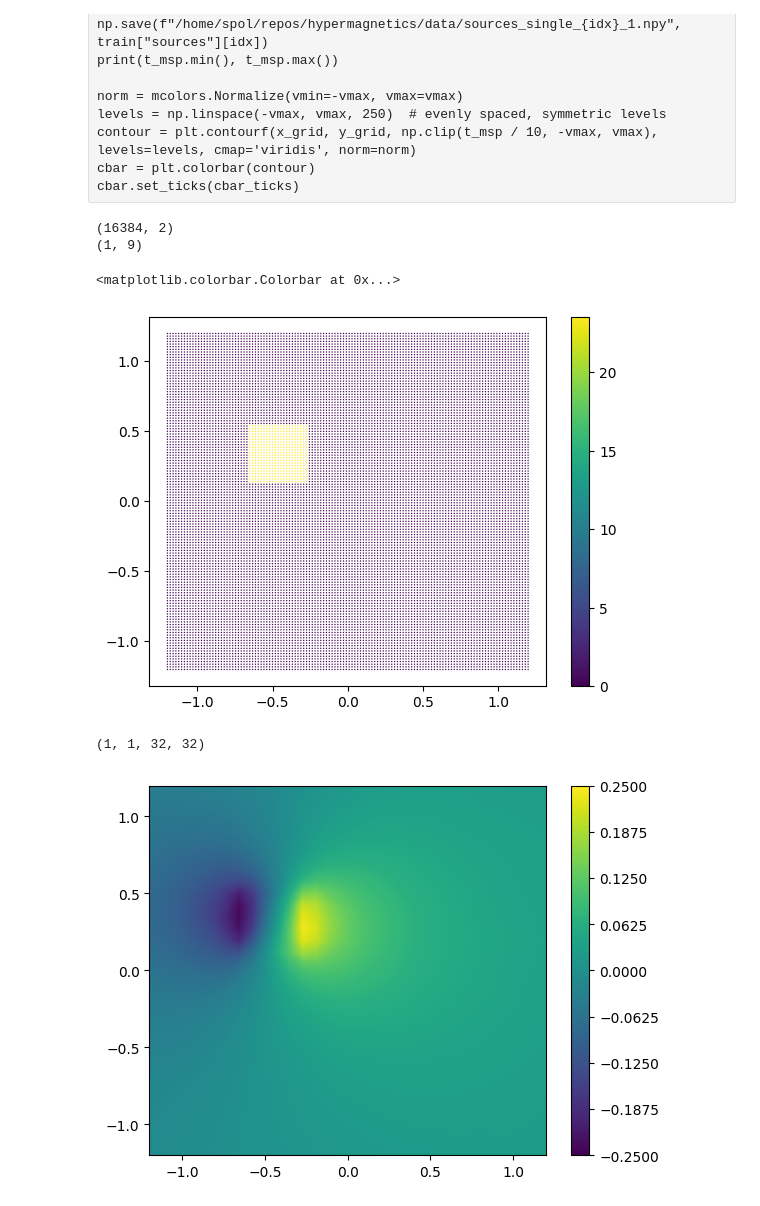
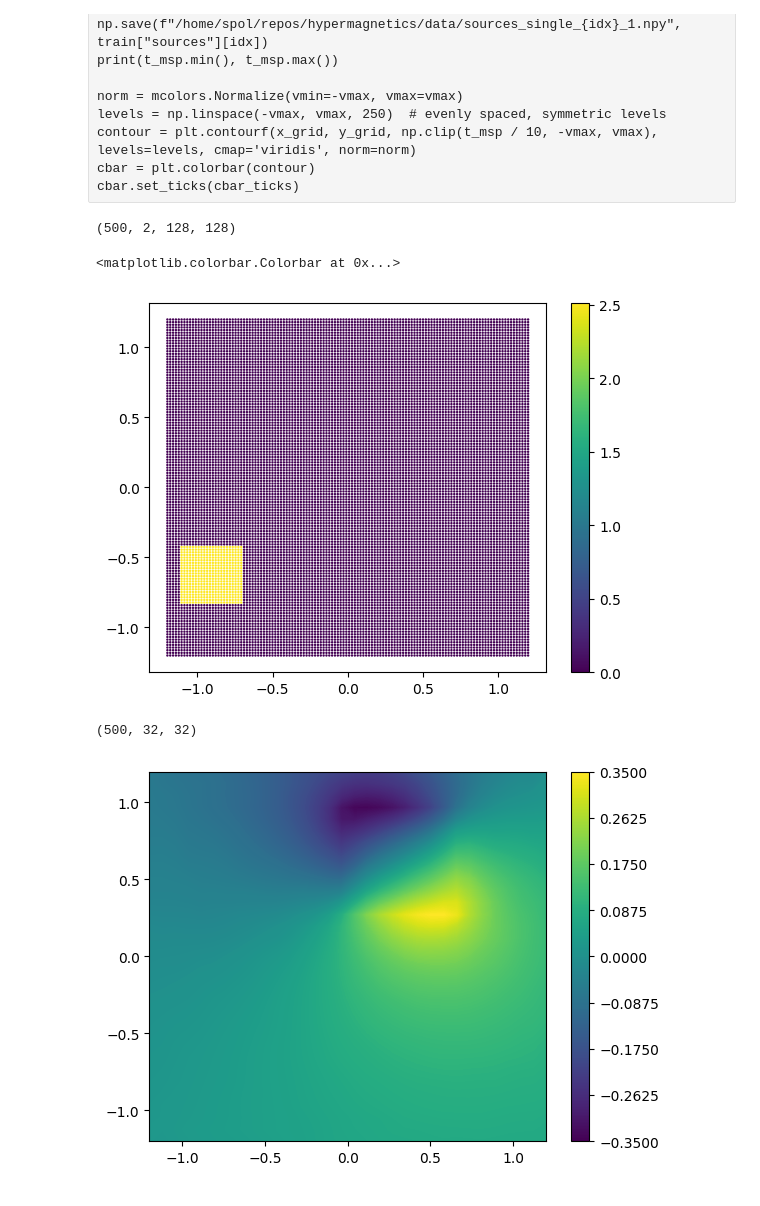
Before and after one commit to cmt-dtu-energy/hypermagnetics, a Jupyter notebook: nbs/fno_Fig6.ipynb, the cells around one changed output. Cells and saved outputs as stored; diff of their text form; code cells hidden in the pictures.

Commit message:
Proper FNO eval

```diff
--- a/nbs/fno_Fig6.ipynb
+++ b/nbs/fno_Fig6.ipynb
@@ -1,4 +1,5 @@
 # %%
+import h5py
 from pathlib import Path
 import numpy as np
 import matplotlib.pyplot as plt
@@ -8,7 +9,7 @@ from neuralop.models import FNO
 
 # from hypermagnetics import plots
 # from hypermagnetics.sources import read_db, configure
-file_ext = "single"
+file_ext = "eval_single"
 # %% [raw]
 source_cfg = {
     "shape": "prism",
@@ -90,58 +91,79 @@ def fno_input_converter(
 
     return input_data
 # %%
-datapath = Path("/home/spol/repos/hypermagnetics/data")
-if file_ext == "single":
-    sources = np.load(datapath / f"sources_{file_ext}_9_2.npy")
-    t_msp = np.load(datapath / f"gt_msp_grid_{file_ext}_9_2.npy")
-elif file_ext == "qt":
-    sources = np.load(datapath / f"sources_{file_ext}_0_1.npy")
-    t_msp = np.load(datapath / f"gt_msp_grid_{file_ext}_0_1.npy")
-else:
-    sources = np.load(datapath / "sources_1_1.npy")
-    t_msp = np.load(datapath / "gt_msp_grid_1_1.npy")
-
 res = 128
 batch = 200
 res_out = 128 // 4
 lim = 1.2
+datapath = Path("/home/spol/repos/hypermagnetics/data")
 
-# Check fno function
-input = fno_input_converter(sources, shape="prism", res=res, lim=1.2)
+if file_ext == "eval_single":
+    batch_size = 500
+    db = h5py.File(datapath / "val_eval_large_m_92_1000_1_fno_128.h5", "r")
+    input = (
+        np.array(db["input"][:batch_size])
+        .reshape(batch_size, res, res, -1)
+        .transpose(0, 3, 1, 2)
+    )
+    t_msp = np.array(db["output"][:batch_size]).reshape(
+        batch_size, res_out, res_out
+    )
+else:
+    if file_ext == "single":
+        sources = np.load(datapath / f"sources_{file_ext}_9_2.npy")
+        t_msp = np.load(datapath / f"gt_msp_grid_{file_ext}_9_2.npy")
+    elif file_ext == "qt":
+        sources = np.load(datapath / f"sources_{file_ext}_0_1.npy")
+        t_msp = np.load(datapath / f"gt_msp_grid_{file_ext}_0_1.npy")
+    else:
+        sources = np.load(datapath / "sources_1_1.npy")
+        t_msp = np.load(datapath / "gt_msp_grid_1_1.npy")
+
+    # Check fno function
+    input = fno_input_converter(sources, shape="prism", res=res, lim=1.2)
+
 print(input.shape)
 grids = np.meshgrid(
             np.linspace(-lim, lim, res),
             np.linspace(-lim, lim, res),
             np.linspace(0, 0, 1),
         )
 grid = np.concatenate([g.ravel()[:, None] for g in grids], axis=-1)
 x_grid = np.array(grid[:, 0].reshape((res, res)))
 y_grid = np.array(grid[:, 1].reshape((res, res)))
 
 # Plot example
-print(sources.shape)
-contour = plt.scatter(x_grid, y_grid, c=input[..., 0].reshape((res, res)), cmap='viridis', s=1, edgecolors='none')
+if file_ext == "eval_single":
+    idx = 1
+    contour = plt.scatter(x_grid, y_grid, c=input[idx, 0].reshape((res, res)), cmap='viridis', s=3, edgecolors='none')
+else:
+    print(sources.shape)
+    contour = plt.scatter(x_grid, y_grid, c=input[..., 0].reshape((res, res)), cmap='viridis', s=3, edgecolors='none')
 plt.colorbar(contour)
 # %% [output]
-(16384, 2)
-(1, 9)
+(500, 2, 128, 128)
 <matplotlib.colorbar.Colorbar at 0x...>
-[figure, old version]
+[figure, new version]
 # %%
 modelpath = Path("/home/spol/repos/hypermagnetics/models/fno")
 modelname = "fno_large_m_128_1M"
 model = FNO.from_checkpoint(save_folder=modelpath, save_name=modelname)
 
-input = torch.from_numpy((
-    np.array(input[None, :])
-    .reshape(1, res, res, -1)
-    .transpose(0, 3, 1, 2)).astype(np.float32)
-)
+if file_ext == "eval_single":
+    input = torch.from_numpy(input.astype("float32"))
+else:
+    input = torch.from_numpy((
+        np.array(input[None, :])
+        .reshape(1, res, res, -1)
+        .transpose(0, 3, 1, 2)).astype(np.float32)
+    )
 out = model(input).to("cpu").detach().numpy()
+out = out.reshape(-1, res_out, res_out)
 print(out.shape)
 # %% [output]
-(1, 1, 32, 32)
+(500, 32, 32)
 # %%
+idx = 4
 grids = np.meshgrid(
             np.linspace(-lim, lim, res_out),
             np.linspace(-lim, lim, res_out),
@@ -155,16 +177,18 @@ if file_ext == "single":
     vmax = 2.5 / 10
 elif file_ext == "qt":
     vmax = 4.5 / 10
+elif file_ext == "eval_single":
+    vmax = 3.5 / 10
 else:
     vmax = 10 / 10
 cbar_ticks = np.linspace(-vmax, vmax, 9)
 
 norm = mcolors.Normalize(vmin=-vmax, vmax=vmax)
 levels = np.linspace(-vmax, vmax, 250)  # evenly spaced, symmetric levels
-contour = plt.contourf(x_grid_out, y_grid_out, np.clip(out[0,0] / 10, -vmax, vmax), levels=levels, cmap='viridis', norm=norm)
+contour = plt.contourf(x_grid_out, y_grid_out, out[idx] / 10, levels=levels, cmap='viridis', norm=norm)
 cbar = plt.colorbar(contour)
 cbar.set_ticks(cbar_ticks)
 # %% [output]
-[figure, old version]
+[figure, new version]
 # %%
 print(t_msp.shape)
```
Also changed, not shown: parts of 4 cells of this notebook, 1 other file.
